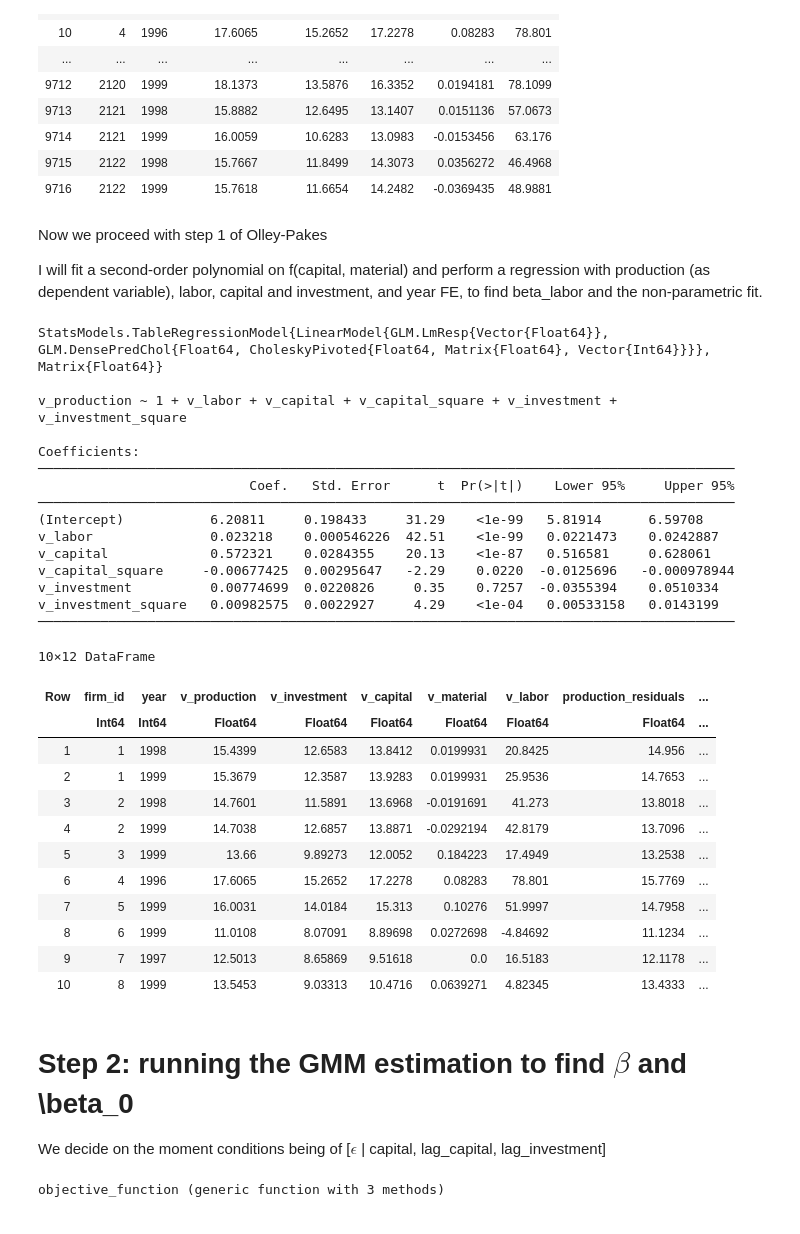
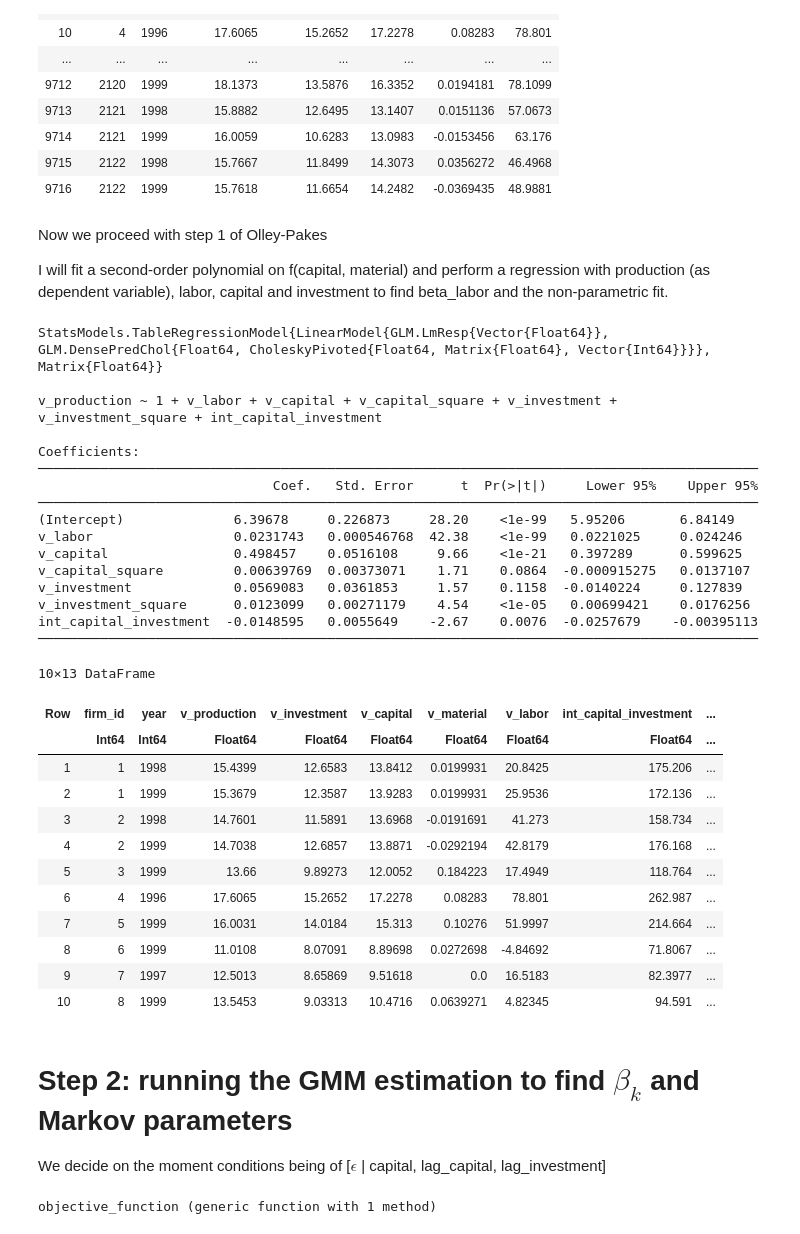
Before and after one commit to JackHiNguyen/models, a Jupyter notebook: Production estimation/OP.ipynb, the cells around one changed output. Saved outputs shown, nothing was run; the diff lists cells and outputs as text; code cells hidden in the pictures.

```diff
--- a/Production estimation/OP.ipynb
+++ b/Production estimation/OP.ipynb
@@ -49,79 +49,82 @@ data_filtered = filter(row -> row.v_investment > 0, dataset)
 # %% [markdown]
 Now we proceed with step 1 of Olley-Pakes
 
-I will fit a second-order polynomial on f(capital, material) and perform a regression with production (as dependent variable), labor, capital and investment, and year FE, to find beta_labor and the non-parametric fit.
+I will fit a second-order polynomial on f(capital, material) and perform a regression with production (as dependent variable), labor, capital and investment to find beta_labor and the non-parametric fit.
 # %%
 # A0: generating the polynomial terms
-data_filtered.v_capital_square = data_filtered.v_capital .* data_filtered.v_investment
+data_filtered.v_capital_square = data_filtered.v_capital .* data_filtered.v_capital
 data_filtered.v_investment_square = data_filtered.v_investment .* data_filtered.v_investment
+data_filtered.int_capital_investment = data_filtered.v_capital .* data_filtered.v_investment
 
 # display(first(data_1990, 5))
 
 # A1: running the step 1 regression
-step1 = lm(@formula(v_production ~ v_labor + v_capital + v_capital_square + v_investment + v_investment_square), data_filtered)
+step1 = lm(@formula(v_production ~ v_labor + v_capital + v_capital_square + v_investment + v_investment_square + int_capital_investment), data_filtered)
 
 display(step1) #print out the labor coefficient
 
 β_labor = coef(step1)[2]
 
 # B0: calculating the necessary variables for step 2
 # calculating residualized production without labor
 data_filtered.production_residuals = data_filtered.v_production - β_labor * data_filtered.v_labor
 
 # calculating predicted phi
 data_filtered.predicted_phi = (coef(step1)[1] .+ data_filtered.v_capital .* coef(step1)[3] .+
                              data_filtered.v_capital_square .* coef(step1)[4] .+ data_filtered.v_investment .* coef(step1)[5] .+
-                             data_filtered.v_investment_square .* coef(step1)[6] )
+                             data_filtered.v_investment_square .* coef(step1)[6] .+
+                             data_filtered.int_capital_investment .* coef(step1)[7])
 
 # now we delete the old variables
 select!(data_filtered, Not([:v_investment_square, :v_capital_square]))
 
 # B0: now we calculate the lagged phi needed for step 2: lag_phi and lag_capital
 sort!(data_filtered, [:firm_id, :year])
 transform!(groupby(data_filtered, :firm_id), :v_capital => (x -> lag(x, 1)) => :lag_capital) #generate capital lag variable
 transform!(groupby(data_filtered, :firm_id), :predicted_phi => (x -> lag(x, 1)) => :lag_phi) # generate phi lag variable
 transform!(groupby(data_filtered, :firm_id), :v_investment => (x -> lag(x, 1)) => :lag_invesment) # generate phi lag variable
 
 # then remove observations where we miss any one of the variables
 data_filtered = dropmissing(data_filtered, [:lag_capital, :lag_phi, :lag_invesment])
 
 # display the dataset now ready for step 2's GMM
 display(first(data_filtered, 10))
 # %% [output]
 StatsModels.TableRegressionModel{LinearModel{GLM.LmResp{Vector{Float64}}, GLM.DensePredChol{Float64, CholeskyPivoted{Float64, Matrix{Float64}, Vector{Int64}}}}, Matrix{Float64}}
 
-v_production ~ 1 + v_labor + v_capital + v_capital_square + v_investment + v_investment_square
+v_production ~ 1 + v_labor + v_capital + v_capital_square + v_investment + v_investment_square + int_capital_investment
 
 Coefficients:
-─────────────────────────────────────────────────────────────────────────────────────────
-                           Coef.   Std. Error      t  Pr(>|t|)    Lower 95%     Upper 95%
-─────────────────────────────────────────────────────────────────────────────────────────
-(Intercept)           6.20811     0.198433     31.29    <1e-99   5.81914      6.59708
-v_labor               0.023218    0.000546226  42.51    <1e-99   0.0221473    0.0242887
-v_capital             0.572321    0.0284355    20.13    <1e-87   0.516581     0.628061
-v_capital_square     -0.00677425  0.00295647   -2.29    0.0220  -0.0125696   -0.000978944
-v_investment          0.00774699  0.0220826     0.35    0.7257  -0.0355394    0.0510334
-v_investment_square   0.00982575  0.0022927     4.29    <1e-04   0.00533158   0.0143199
-─────────────────────────────────────────────────────────────────────────────────────────
+────────────────────────────────────────────────────────────────────────────────────────────
+                              Coef.   Std. Error      t  Pr(>|t|)     Lower 95%    Upper 95%
+────────────────────────────────────────────────────────────────────────────────────────────
+(Intercept)              6.39678     0.226873     28.20    <1e-99   5.95206       6.84149
+v_labor                  0.0231743   0.000546768  42.38    <1e-99   0.0221025     0.024246
+v_capital                0.498457    0.0516108     9.66    <1e-21   0.397289      0.599625
+v_capital_square         0.00639769  0.00373071    1.71    0.0864  -0.000915275   0.0137107
+v_investment             0.0569083   0.0361853     1.57    0.1158  -0.0140224     0.127839
+v_investment_square      0.0123099   0.00271179    4.54    <1e-05   0.00699421    0.0176256
+int_capital_investment  -0.0148595   0.0055649    -2.67    0.0076  -0.0257679    -0.00395113
+────────────────────────────────────────────────────────────────────────────────────────────
-10×12 DataFrame
+10×13 DataFrame
-| Row | firm_id | year | v_production | v_investment | v_capital | v_material | v_labor | production_residuals | ... |
+| Row | firm_id | year | v_production | v_investment | v_capital | v_material | v_labor | int_capital_investment | ... |
 |  | Int64 | Int64 | Float64 | Float64 | Float64 | Float64 | Float64 | Float64 | ... |
-| 1 | 1 | 1998 | 15.4399 | 12.6583 | 13.8412 | 0.0199931 | 20.8425 | 14.956 | ... |
-| 2 | 1 | 1999 | 15.3679 | 12.3587 | 13.9283 | 0.0199931 | 25.9536 | 14.7653 | ... |
-| 3 | 2 | 1998 | 14.7601 | 11.5891 | 13.6968 | -0.0191691 | 41.273 | 13.8018 | ... |
-| 4 | 2 | 1999 | 14.7038 | 12.6857 | 13.8871 | -0.0292194 | 42.8179 | 13.7096 | ... |
-| 5 | 3 | 1999 | 13.66 | 9.89273 | 12.0052 | 0.184223 | 17.4949 | 13.2538 | ... |
-| 6 | 4 | 1996 | 17.6065 | 15.2652 | 17.2278 | 0.08283 | 78.801 | 15.7769 | ... |
-| 7 | 5 | 1999 | 16.0031 | 14.0184 | 15.313 | 0.10276 | 51.9997 | 14.7958 | ... |
-| 8 | 6 | 1999 | 11.0108 | 8.07091 | 8.89698 | 0.0272698 | -4.84692 | 11.1234 | ... |
-| 9 | 7 | 1997 | 12.5013 | 8.65869 | 9.51618 | 0.0 | 16.5183 | 12.1178 | ... |
-| 10 | 8 | 1999 | 13.5453 | 9.03313 | 10.4716 | 0.0639271 | 4.82345 | 13.4333 | ... |
+| 1 | 1 | 1998 | 15.4399 | 12.6583 | 13.8412 | 0.0199931 | 20.8425 | 175.206 | ... |
+| 2 | 1 | 1999 | 15.3679 | 12.3587 | 13.9283 | 0.0199931 | 25.9536 | 172.136 | ... |
+| 3 | 2 | 1998 | 14.7601 | 11.5891 | 13.6968 | -0.0191691 | 41.273 | 158.734 | ... |
+| 4 | 2 | 1999 | 14.7038 | 12.6857 | 13.8871 | -0.0292194 | 42.8179 | 176.168 | ... |
+| 5 | 3 | 1999 | 13.66 | 9.89273 | 12.0052 | 0.184223 | 17.4949 | 118.764 | ... |
+| 6 | 4 | 1996 | 17.6065 | 15.2652 | 17.2278 | 0.08283 | 78.801 | 262.987 | ... |
+| 7 | 5 | 1999 | 16.0031 | 14.0184 | 15.313 | 0.10276 | 51.9997 | 214.664 | ... |
+| 8 | 6 | 1999 | 11.0108 | 8.07091 | 8.89698 | 0.0272698 | -4.84692 | 71.8067 | ... |
+| 9 | 7 | 1997 | 12.5013 | 8.65869 | 9.51618 | 0.0 | 16.5183 | 82.3977 | ... |
+| 10 | 8 | 1999 | 13.5453 | 9.03313 | 10.4716 | 0.0639271 | 4.82345 | 94.591 | ... |
 # %% [markdown]
-# Step 2: running the GMM estimation to find $\beta$ and \beta_0
+# Step 2: running the GMM estimation to find $\beta_k$ and Markov parameters
 
 We decide on the moment conditions being of [$\epsilon$ | capital, lag_capital, lag_investment]
 # %%
-# B0: defining the crucial function for our GMM procedure
+# B0: defining the crucial functions for our GMM procedure
 
 function markov(parameter_guess,
     lag_phi,
@@ -158,13 +161,13 @@ function objective_function(
     epsilon = predicted_phi - RHS
 
     # now construct the moment conditions that epsilon is exogenous to capital, lag_capital, and lag_investment
-    instrument = Matrix(hcat(capital, lag_capital, lag_investment))  # Nx3 matrix
+    instrument = Matrix(hcat(ones(length(capital)),capital, lag_capital, lag_investment))  # Nx4 matrix
     g = (transpose(epsilon) * instrument) ./ length(instrument)
     loss = dot(g, g)  # equivalent to g'T * g
     return loss # returning loss
 end
 # %% [output]
-objective_function (generic function with 3 methods)
+objective_function (generic function with 1 method)
 # %%
 # tester function
 objective_function([0,0,0],
```
Also changed, not shown: parts of 2 cells of this notebook, 4 other files.
